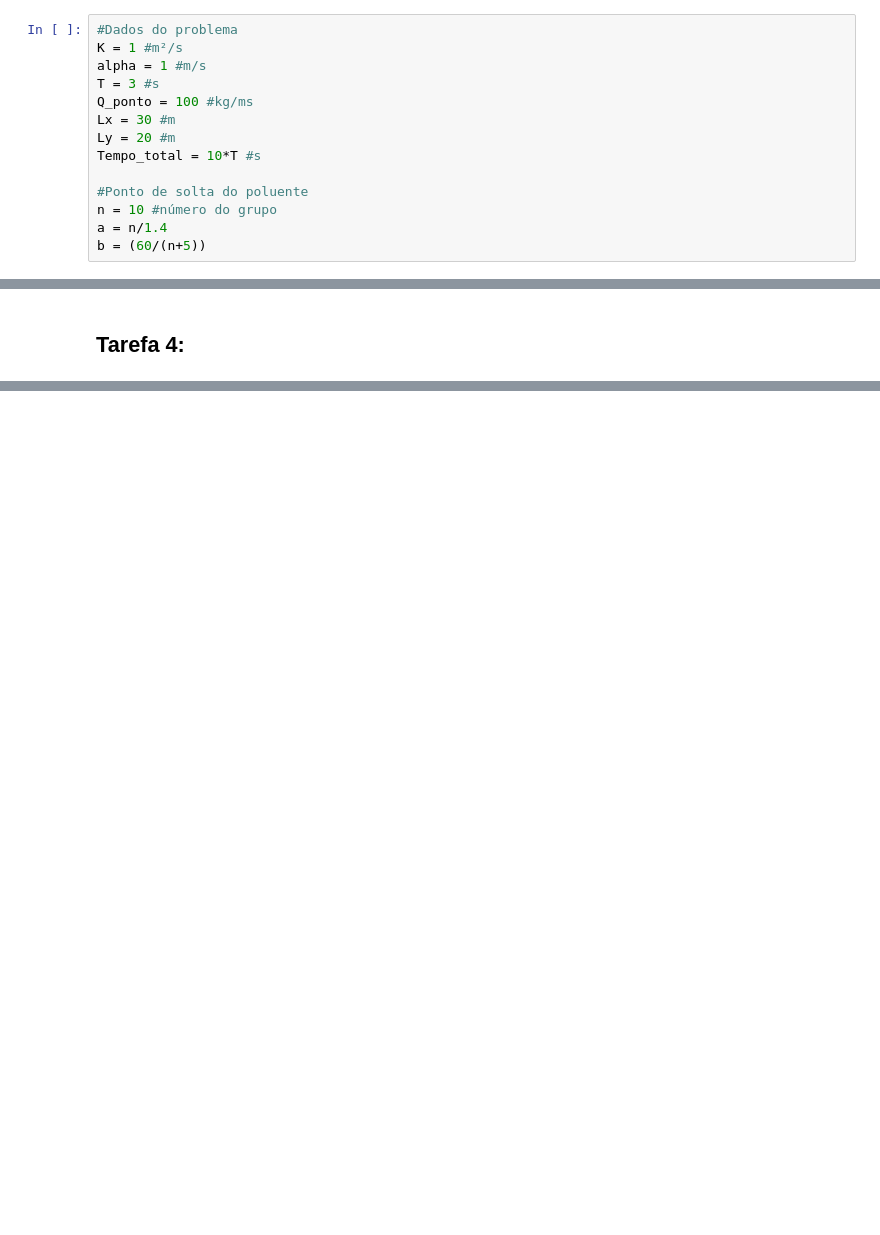
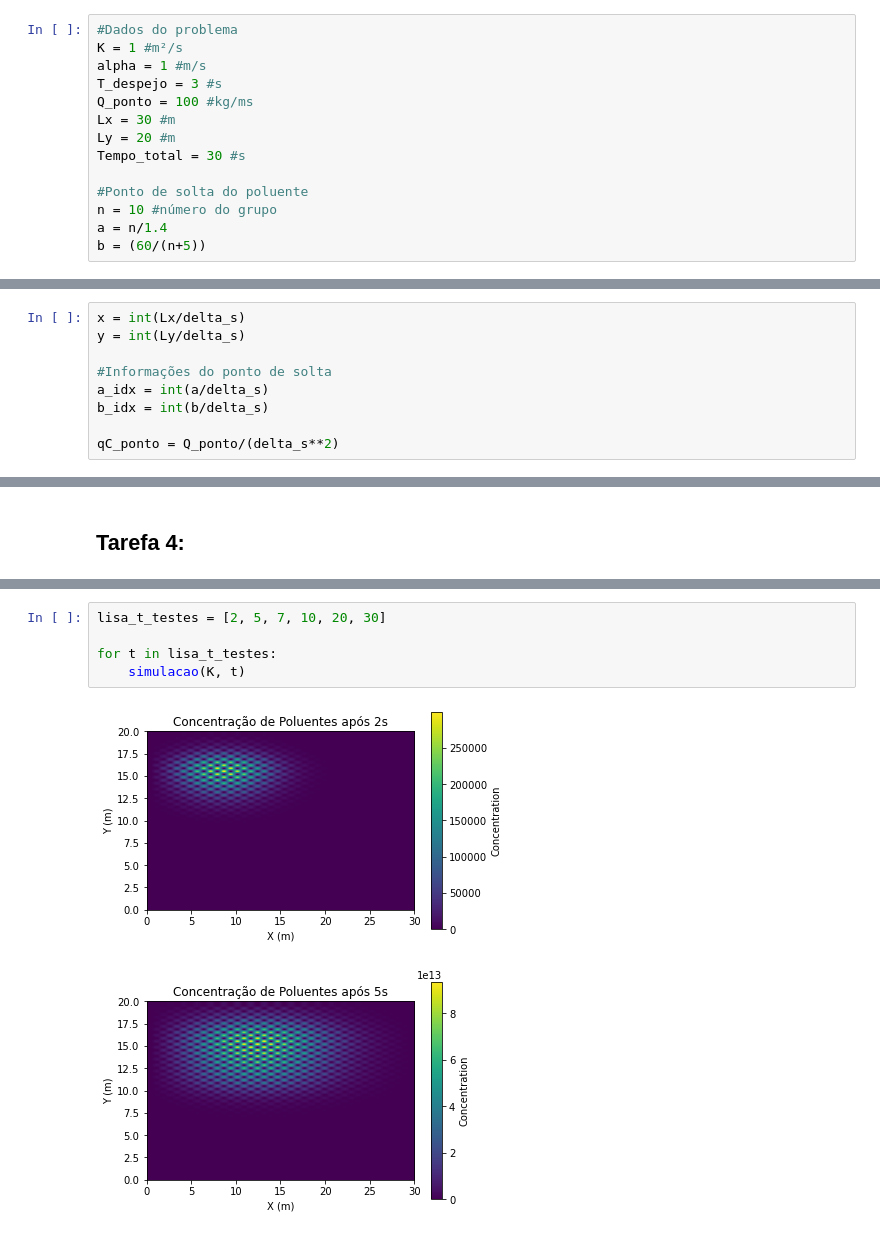
Before and after one commit to MatheusCastellucci/TransCalAPS2, a Jupyter notebook: grupo10_aps2.ipynb, the cells around one changed output, grey strips where cells are left out. Cells and saved outputs as stored; diff of their text form; blank space fills up the shorter version.

```diff
--- a/grupo10_aps2.ipynb
+++ b/grupo10_aps2.ipynb
@@ -30,11 +30,11 @@ Esses são os objetivos que devem ser respondidos com a APS:
 #Dados do problema
 K = 1 #m²/s
 alpha = 1 #m/s
-T = 3 #s
+T_despejo = 3 #s
 Q_ponto = 100 #kg/ms
 Lx = 30 #m
 Ly = 20 #m
-Tempo_total = 10*T #s
+Tempo_total = 30 #s
 
 #Ponto de solta do poluente
 n = 10 #número do grupo
@@ -103,0 +55,9 @@ plt.show()
+# %%
+x = int(Lx/delta_s)
+y = int(Ly/delta_s)
+
+#Informações do ponto de solta
+a_idx = int(a/delta_s)
+b_idx = int(b/delta_s)
+
+qC_ponto = Q_ponto/(delta_s**2)
@@ -146,0 +122,8 @@ for K in lista_k:
+# %%
+lisa_t_testes = [2, 5, 7, 10, 20, 30]
+
+for t in lisa_t_testes:
+    simulacao(K, t)
+# %% [output]
+[figure, added]
+[figure, added]
```
Also changed, not shown: parts of 9 cells of this notebook, 1 other file.
